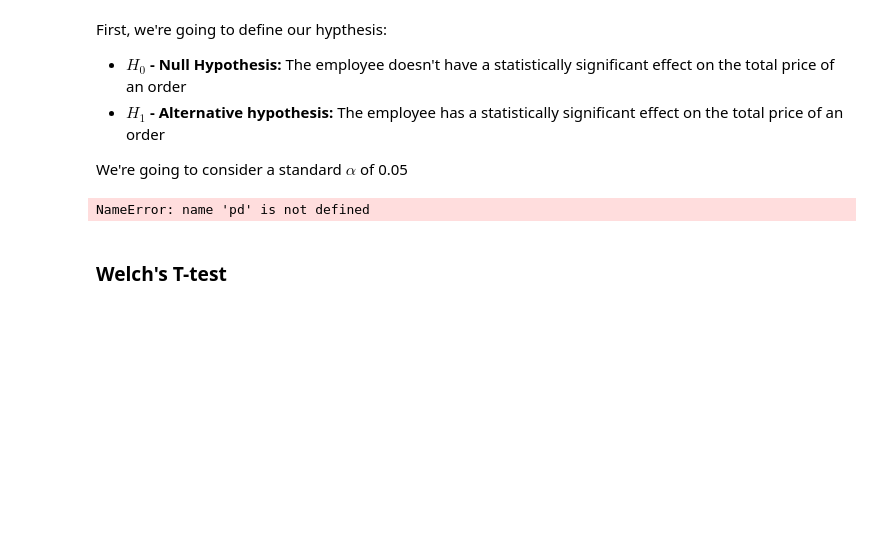
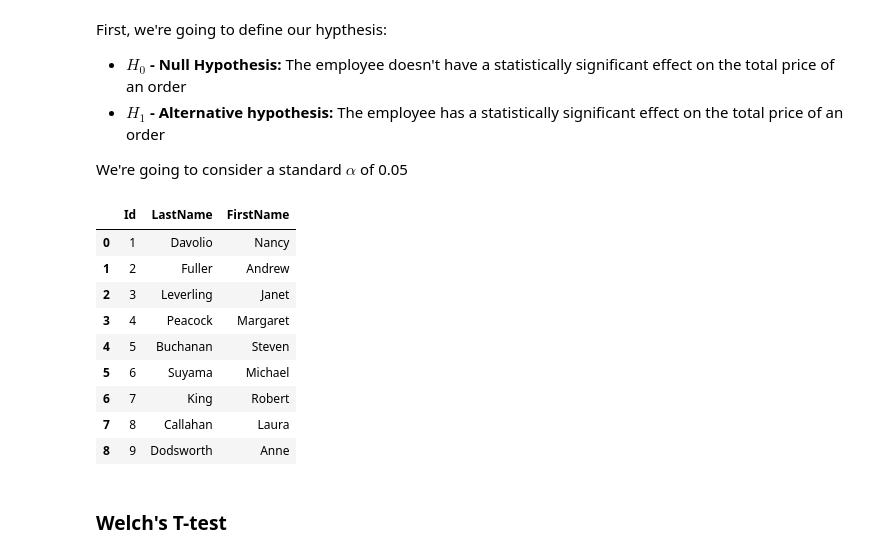
Before and after one commit to bartomolina/dsmod3project, a Jupyter notebook: student.ipynb, the cells around one changed output. Saved outputs shown, nothing was run; the diff lists cells and outputs as text; code cells hidden in the pictures; blank space fills up the shorter version.

```diff
--- a/student.ipynb
+++ b/student.ipynb
@@ -331,9 +333,18 @@ First, we're going to define our hypthesis:
 
 We're going to consider a standard $\alpha$ of 0.05
 # %%
-pd.read_sql_query("SELECT DISTINCT (employee) FROM Employee", conn)
+pd.read_sql_query("SELECT DISTINCT ID, LastName, Firstname FROM Employee", conn)
 # %% [output]
-NameError: name 'pd' is not defined
+|  | Id | LastName | FirstName |
+| 0 | 1 | Davolio | Nancy |
+| 1 | 2 | Fuller | Andrew |
+| 2 | 3 | Leverling | Janet |
+| 3 | 4 | Peacock | Margaret |
+| 4 | 5 | Buchanan | Steven |
+| 5 | 6 | Suyama | Michael |
+| 6 | 7 | King | Robert |
+| 7 | 8 | Callahan | Laura |
+| 8 | 9 | Dodsworth | Anne |
 # %% [markdown]
 ### Welch's T-test
 # %% [markdown]
```
Also changed, not shown: parts of 1 cell of this notebook.
